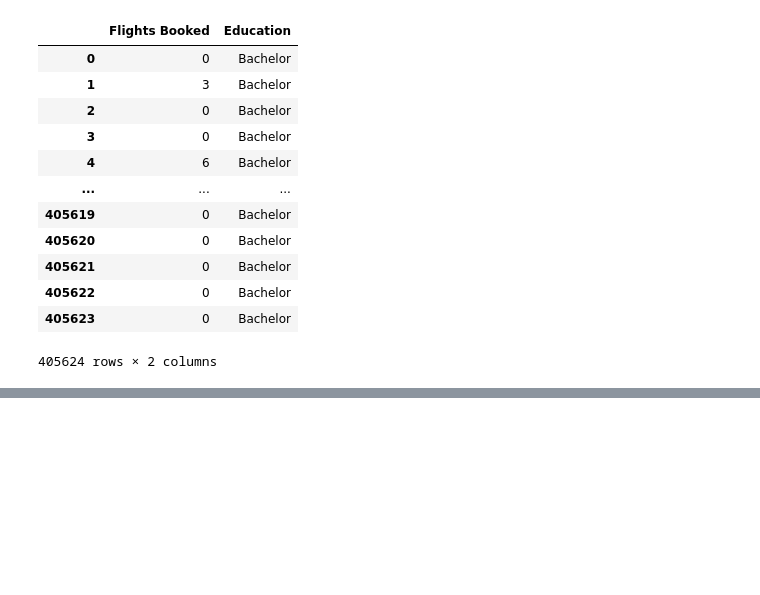
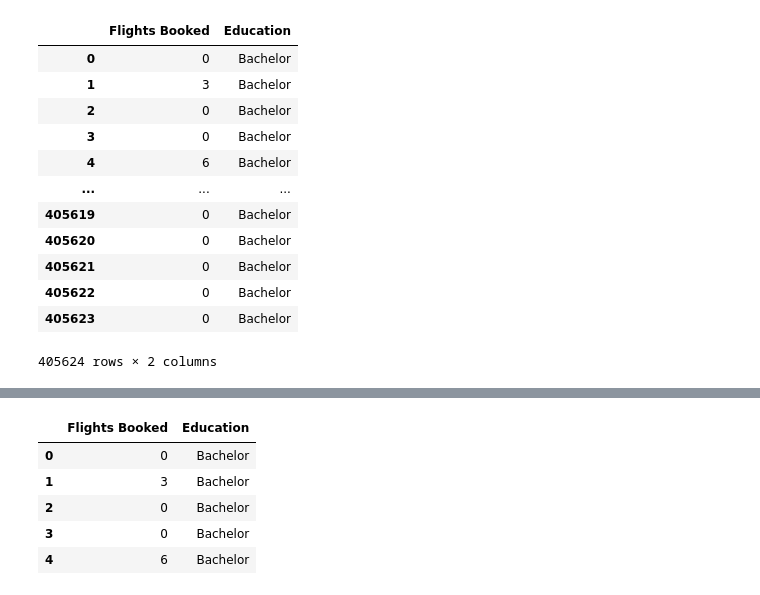
Before and after one commit to Adalab/bda-modulo-3-evaluacion-final-BSReguera, a Jupyter notebook: final_evaluation_module3.ipynb, the cells around one changed output, grey strips where cells are left out. Saved outputs shown, nothing was run; the diff lists cells and outputs as text; code cells hidden in the pictures; blank space fills up the shorter version.

```diff
--- a/final_evaluation_module3.ipynb
+++ b/final_evaluation_module3.ipynb
@@ -774,0 +851,9 @@ educacion_basica = flight_education_data[flight_education_data['Education'].isin
+# %%
+levels_basic_education.head()
+# %% [output]
+|  | Flights Booked | Education |
+| 0 | 0 | Bachelor |
+| 1 | 3 | Bachelor |
+| 2 | 0 | Bachelor |
+| 3 | 0 | Bachelor |
+| 4 | 6 | Bachelor |
```
Also changed, not shown: parts of 40 cells of this notebook, 7 other files.
